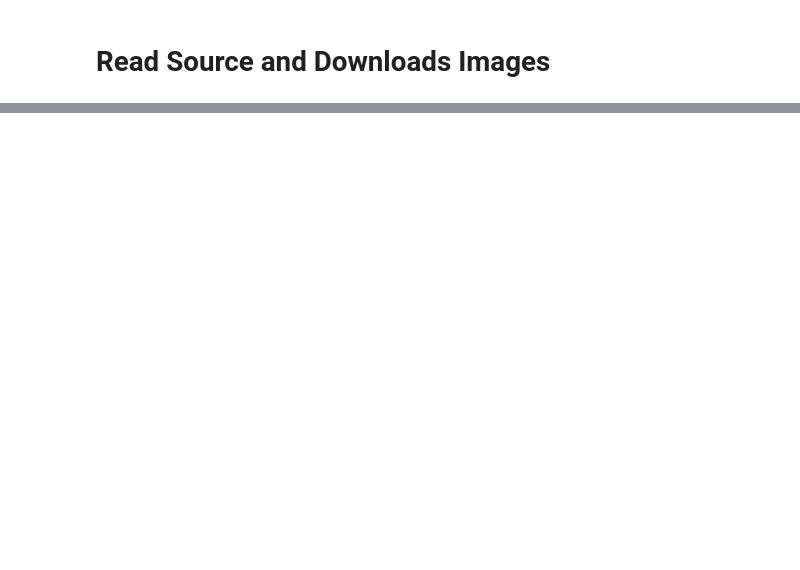
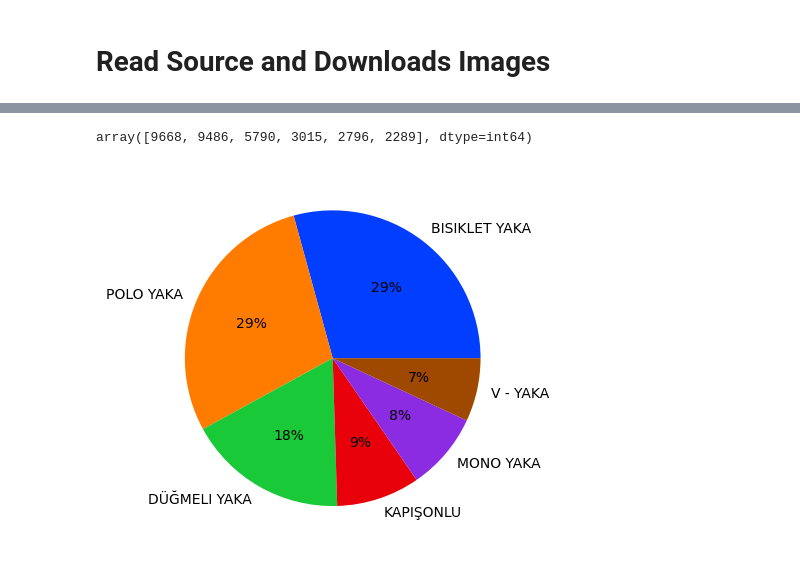
Before and after one commit to melihkacaman/neckline_classifier_Aydinli, a Jupyter notebook: notebooks/01 Get the Data.ipynb, the cells around one changed output, grey strips where cells are left out. Saved outputs shown, nothing was run; the diff lists cells and outputs as text; code cells hidden in the pictures; blank space fills up the shorter version.

```diff
--- a/notebooks/01 Get the Data.ipynb
+++ b/notebooks/01 Get the Data.ipynb
@@ -18,0 +19,17 @@ data.shape
+# %%
+data['class'].value_counts().values
+# %% [output]
+array([9668, 9486, 5790, 3015, 2796, 2289], dtype=int64)
+# %%
+import matplotlib.pyplot as plt
+import seaborn
+
+def create_pi(data, keys):
+    palette_color = seaborn.color_palette('bright')
+    plt.pie(data, labels=keys, colors=palette_color, autopct='%.0f%%')
+
+    plt.show()
+# %%
+create_pi(data['class'].value_counts().values, data['class'].value_counts().index.to_list())
+# %% [output]
+[figure, added]
```
Also changed, not shown: parts of 23 cells of this notebook, 1 other file.
